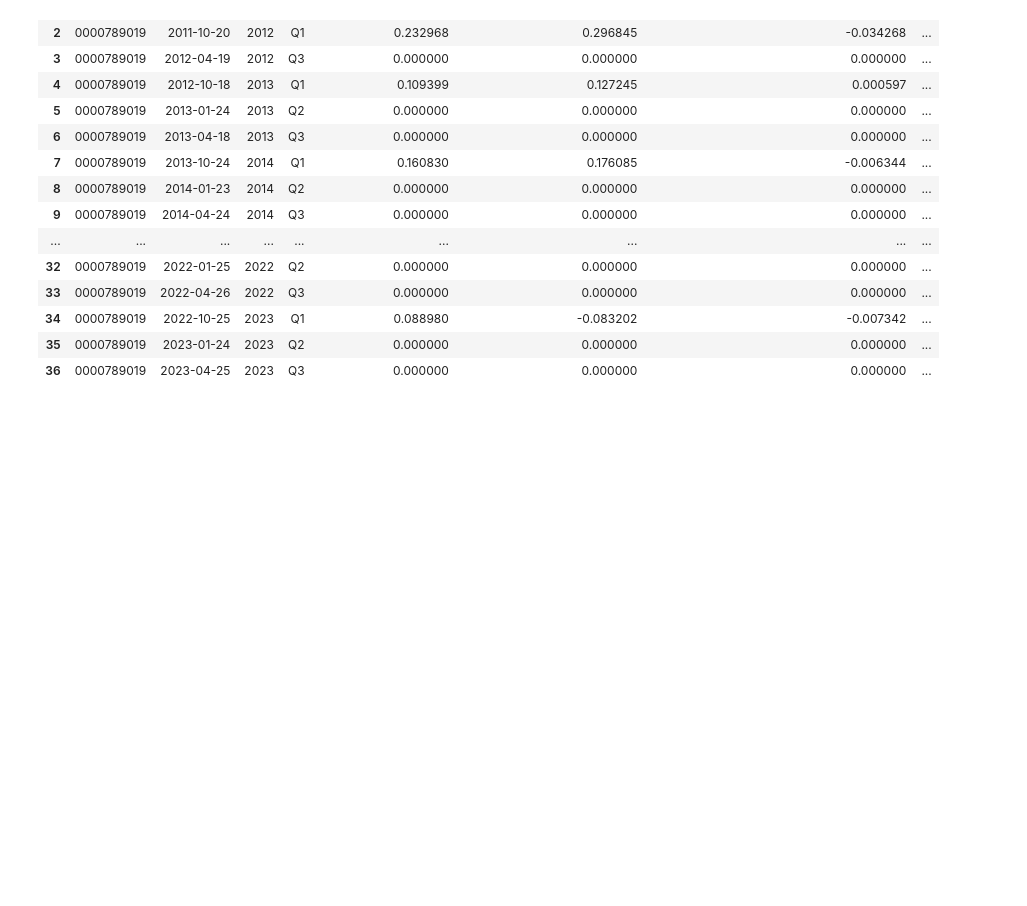
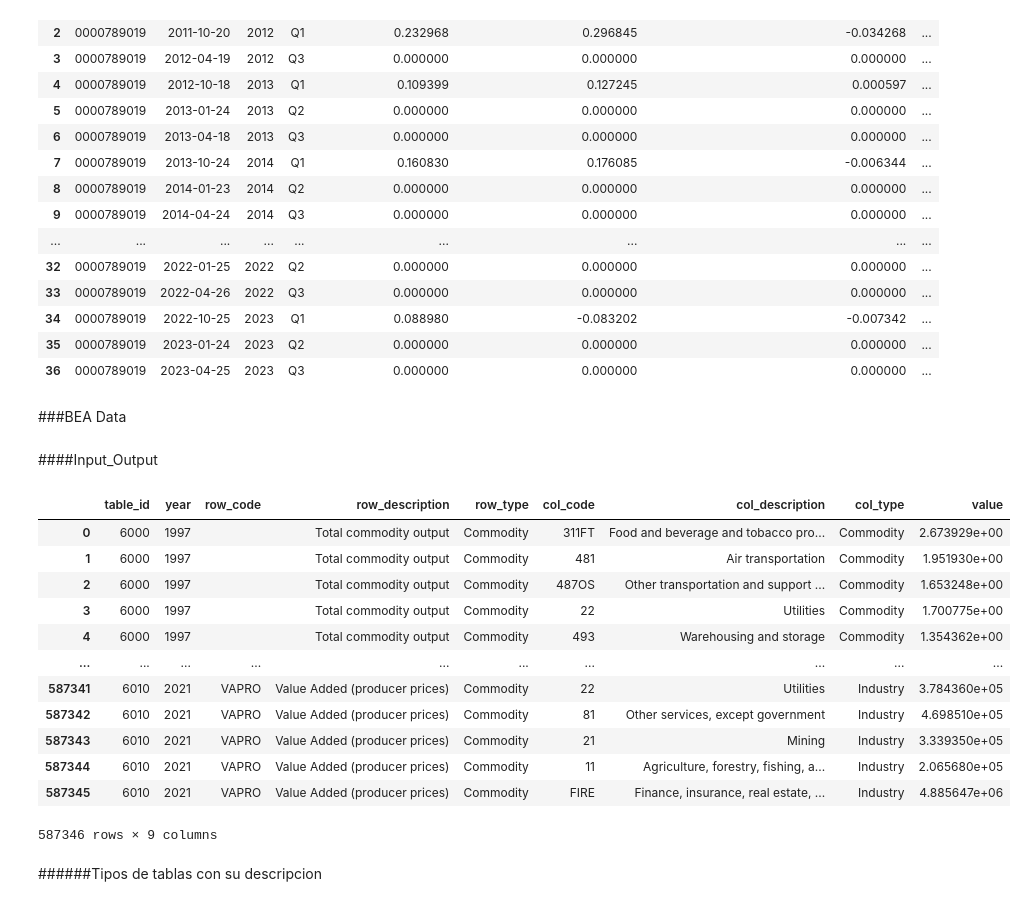
Before and after one commit to CatrielBartezaghi/FinancialDecisionML, a Jupyter notebook: Deliverable2/main2.ipynb, the cells around one changed output. Cells and saved outputs as stored; diff of their text form; code cells hidden in the pictures; blank space fills up the shorter version.

Commit message:
update main2 with BEA data

```diff
--- a/Deliverable2/main2.ipynb
+++ b/Deliverable2/main2.ipynb
@@ -165,10 +177,20 @@ def get_fred_range(engine):
         """)
         result = connection.execute(query).fetchone()
         return result if result else (None, None)
+
+
+def get_bea_range(engine,table_name):
+    with engine.connect() as connection:
+        query = text(f"""
+            SELECT MIN(year), MAX(year)
+            FROM "{table_name}"
+        """)
+        result = connection.execute(query).fetchone()
+        return result if result else (None, None)
 # %%
 from sqlalchemy import text
 
-ticker = "AMZN"  # Coloca el ticker que quieres consultar aquí
+ticker = "APPL"  # Coloca el ticker que quieres consultar aquí
 ticker_tables = ["yfinance.refined.daily", "fundam.refined.fundam", "fundam.refined.fundam.normalized"]  # tablas
 
 cik_query = text("""
@@ -186,6 +208,17 @@ cik_tables = ["sec.refined.quarterly.normalized"]  # Agrega las demás tablas qu
 start_date, end_date = get_fred_range(engine)
 print(f"Table fred.refined.economic: Data range: {start_date} a {end_date}")
 
+print("Datos BEA:")
+start_date, end_date = get_bea_range(engine,"fixed_assets")
+print(f"Table fixed_assets: Data range: {start_date} to {end_date}")
+
+start_date, end_date = get_bea_range(engine,"gdp_by_industry")
+print(f"Table gdp_by_industry: Data range: {start_date} to {end_date}")
+
+start_date, end_date = get_bea_range(engine,"input_output")
+print(f"Table input_output: Data range: {start_date} to {end_date}")
+
+
 # Obtener rangos de fechas para tablas basadas en ticker
 print(f"Empresa: {ticker}")
 for table in ticker_tables:
@@ -380,3 +417,35 @@ data
 | 34 | 0000789019 | 2022-10-25 | 2023 | Q1 | 0.088980 | -0.083202 | -0.007342 | ... |
 | 35 | 0000789019 | 2023-01-24 | 2023 | Q2 | 0.000000 | 0.000000 | 0.000000 | ... |
 | 36 | 0000789019 | 2023-04-25 | 2023 | Q3 | 0.000000 | 0.000000 | 0.000000 | ... |
+# %% [markdown]
+###BEA Data
+# %%
+import pandas as pd
+from sqlalchemy import text
+
+def show_bea_data(engine,table):
+  with engine.begin() as conn:
+      query = text(f"""SELECT * FROM {table}""")
+      df = pd.read_sql_query(query, conn)
+  return df
+# %% [markdown]
+####Input_Output
+# %%
+df_in_out=show_bea_data(engine,"input_output")
+df_in_out
+# %% [output]
+|  | table_id | year | row_code | row_description | row_type | col_code | col_description | col_type | value |
+| 0 | 6000 | 1997 |  | Total commodity output | Commodity | 311FT | Food and beverage and tobacco pro... | Commodity | 2.673929e+00 |
+| 1 | 6000 | 1997 |  | Total commodity output | Commodity | 481 | Air transportation | Commodity | 1.951930e+00 |
+| 2 | 6000 | 1997 |  | Total commodity output | Commodity | 487OS | Other transportation and support ... | Commodity | 1.653248e+00 |
+| 3 | 6000 | 1997 |  | Total commodity output | Commodity | 22 | Utilities | Commodity | 1.700775e+00 |
+| 4 | 6000 | 1997 |  | Total commodity output | Commodity | 493 | Warehousing and storage | Commodity | 1.354362e+00 |
+| ... | ... | ... | ... | ... | ... | ... | ... | ... | ... |
+| 587341 | 6010 | 2021 | VAPRO | Value Added (producer prices) | Commodity | 22 | Utilities | Industry | 3.784360e+05 |
+| 587342 | 6010 | 2021 | VAPRO | Value Added (producer prices) | Commodity | 81 | Other services, except government | Industry | 4.698510e+05 |
+| 587343 | 6010 | 2021 | VAPRO | Value Added (producer prices) | Commodity | 21 | Mining | Industry | 3.339350e+05 |
+| 587344 | 6010 | 2021 | VAPRO | Value Added (producer prices) | Commodity | 11 | Agriculture, forestry, fishing, a... | Industry | 2.065680e+05 |
+| 587345 | 6010 | 2021 | VAPRO | Value Added (producer prices) | Commodity | FIRE | Finance, insurance, real estate, ... | Industry | 4.885647e+06 |
+587346 rows × 9 columns
+# %% [markdown]
+######Tipos de tablas con su descripcion
```
Also changed, not shown: parts of 21 cells of this notebook, 1 other file.
